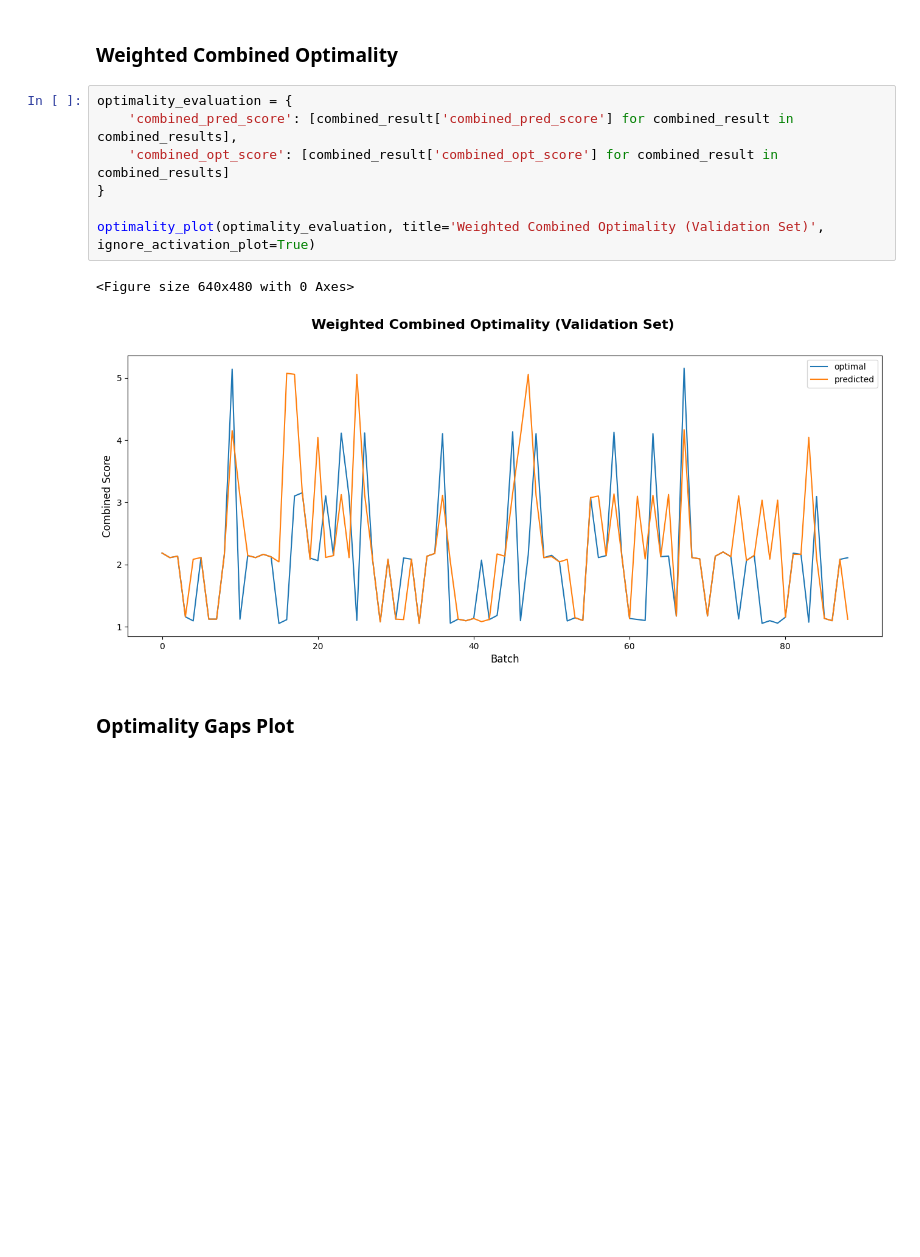
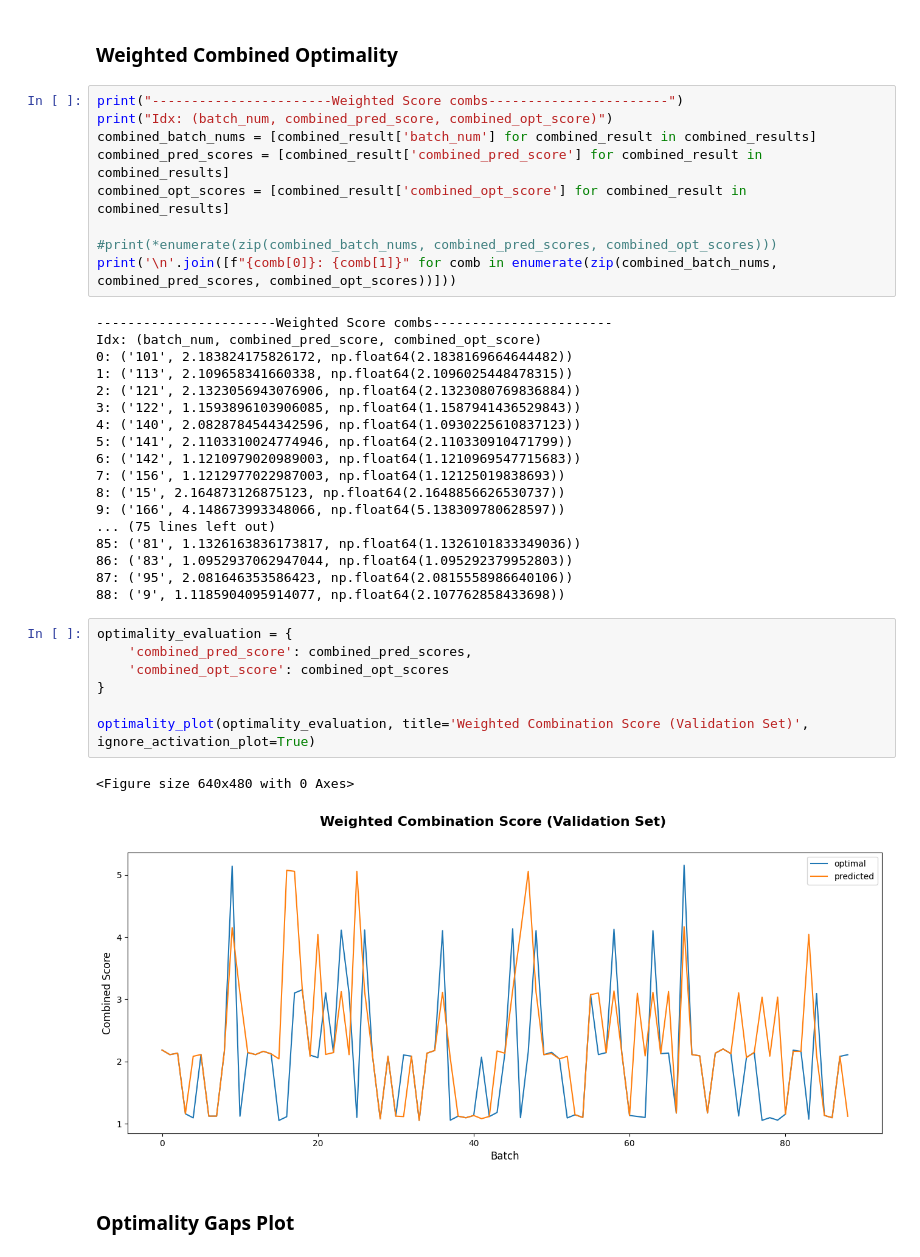
Before and after one commit to Abudo-S/ManualWarehouseOptimization, a Jupyter notebook: ManualWarehouseOptimization_GNN.ipynb, the cells around one changed output. Drawn from its saved outputs; the diff is of its cells as text; blank space fills up the shorter version.

```diff
--- a/ManualWarehouseOptimization_GNN.ipynb
+++ b/ManualWarehouseOptimization_GNN.ipynb
@@ -1700,15 +1733,42 @@ optimality_plot(optimality_evaluation, title='Makespan & Activation Optimality (
 # %% [markdown]
 ### Weighted Combined Optimality
 # %%
-optimality_evaluation = {
-    'combined_pred_score': [combined_result['combined_pred_score'] for combined_result in combined_results],
-    'combined_opt_score': [combined_result['combined_opt_score'] for combined_result in combined_results]
-}
+print("-----------------------Weighted Score combs-----------------------")
+print("Idx: (batch_num, combined_pred_score, combined_opt_score)")
+combined_batch_nums = [combined_result['batch_num'] for combined_result in combined_results]
+combined_pred_scores = [combined_result['combined_pred_score'] for combined_result in combined_results]
+combined_opt_scores = [combined_result['combined_opt_score'] for combined_result in combined_results]
 
-optimality_plot(optimality_evaluation, title='Weighted Combined Optimality (Validation Set)', ignore_activation_plot=True)
+#print(*enumerate(zip(combined_batch_nums, combined_pred_scores, combined_opt_scores)))
+print('\n'.join([f"{comb[0]}: {comb[1]}" for comb in enumerate(zip(combined_batch_nums, combined_pred_scores, combined_opt_scores))]))
 # %% [output]
-<Figure size 640x480 with 0 Axes>
+-----------------------Weighted Score combs-----------------------
+Idx: (batch_num, combined_pred_score, combined_opt_score)
+0: ('101', 2.183824175826172, np.float64(2.1838169664644482))
+1: ('113', 2.109658341660338, np.float64(2.1096025448478315))
+2: ('121', 2.1323056943076906, np.float64(2.1323080769836884))
+3: ('122', 1.1593896103906085, np.float64(1.1587941436529843))
+4: ('140', 2.0828784544342596, np.float64(1.0930225610837123))
+5: ('141', 2.1103310024774946, np.float64(2.110330910471799))
+6: ('142', 1.1210979020989003, np.float64(1.1210969547715683))
+7: ('156', 1.1212977022987003, np.float64(1.12125019838693))
+8: ('15', 2.164873126875123, np.float64(2.1648856626530737))
+9: ('166', 4.148673993348066, np.float64(5.138309780628597))
+... (75 lines left out)
+85: ('81', 1.1326163836173817, np.float64(1.1326101833349036))
+86: ('83', 1.0952937062947044, np.float64(1.095292379952803))
+87: ('95', 2.081646353586423, np.float64(2.0815558986640106))
+88: ('9', 1.1185904095914077, np.float64(2.107762858433698))
-[figure, removed]
+# %%
+optimality_evaluation = {
+    'combined_pred_score': combined_pred_scores,
+    'combined_opt_score': combined_opt_scores
+}
+
+optimality_plot(optimality_evaluation, title='Weighted Combination Score (Validation Set)', ignore_activation_plot=True)
+# %% [output]
+<Figure size 640x480 with 0 Axes>
+[figure, added]
 # %% [markdown]
 ### Optimality Gaps Plot
 # %%
```
Also changed, not shown: parts of 9 cells of this notebook.
